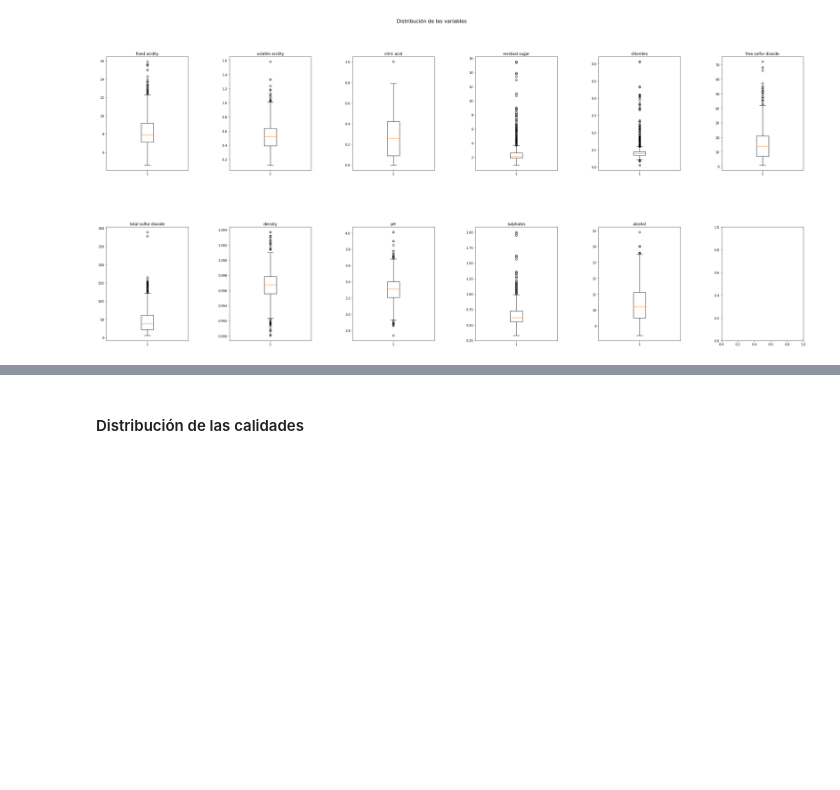
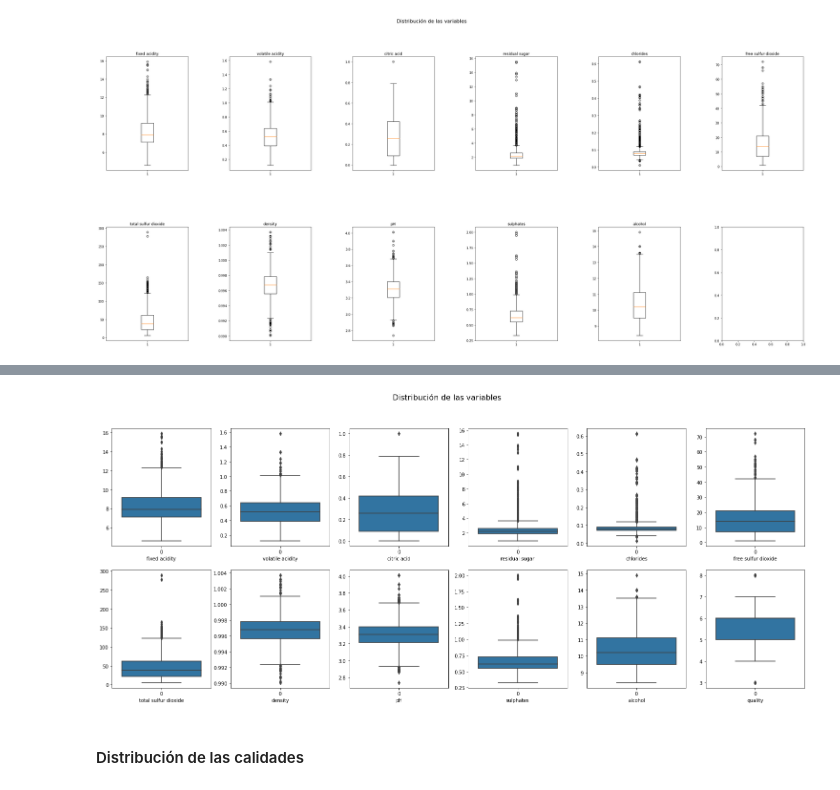
Before and after one commit to Pedro-Hdez/winequalityred-classificator, a Jupyter notebook: 2021-10-23.ipynb, the cells around one changed output, grey strips where cells are left out. Saved outputs shown, nothing was run; the diff lists cells and outputs as text; code cells hidden in the pictures; blank space fills up the shorter version.

```diff
--- a/2021-10-23.ipynb
+++ b/2021-10-23.ipynb
@@ -55,5 +58,5 @@ import seaborn as sns
 # %%
-df = pd.read_csv('winequality-red.csv', delimiter=';')
+df = pd.read_csv('winequality-red.csv', delimiter=';', sep = ',', encoding='utf-8')
 df
 # %% [output]
 |  | fixed acidity | volatile acidity | citric acid | residual sugar | chlorides | free sulfur dioxide | ... |
@@ -154,0 +176,3 @@ plt.show()
+# %%
+list_vars = df.columns.values.tolist()
+list_vars
@@ -155,3 +192,19 @@ plt.show()
+# %%
+# Se crea una figura con subplots de dimension 2x(len(list_vars))
+cols = int(len(list_vars)/2)
+fig_boxplot, axs_boxplot = plt.subplots(nrows=2, ncols=cols, figsize = (26,10))
+fig_boxplot.suptitle('Distribución de las variables', fontsize=16)
+i, j = 0,0
+for var in list_vars:
+    sns.boxplot(data = df[var], ax = axs_boxplot[j,i])
+    axs_boxplot[j,i].set_xlabel(var)
+    if i >= cols-1:
+        i = 0
+        j +=1
+    else:
+        i +=1
+# %% [output]
+[figure, added]
 # %% [markdown]
 #### Distribución de las calidades
 # %%
```
Also changed, not shown: parts of 21 cells of this notebook, 1 other file.
